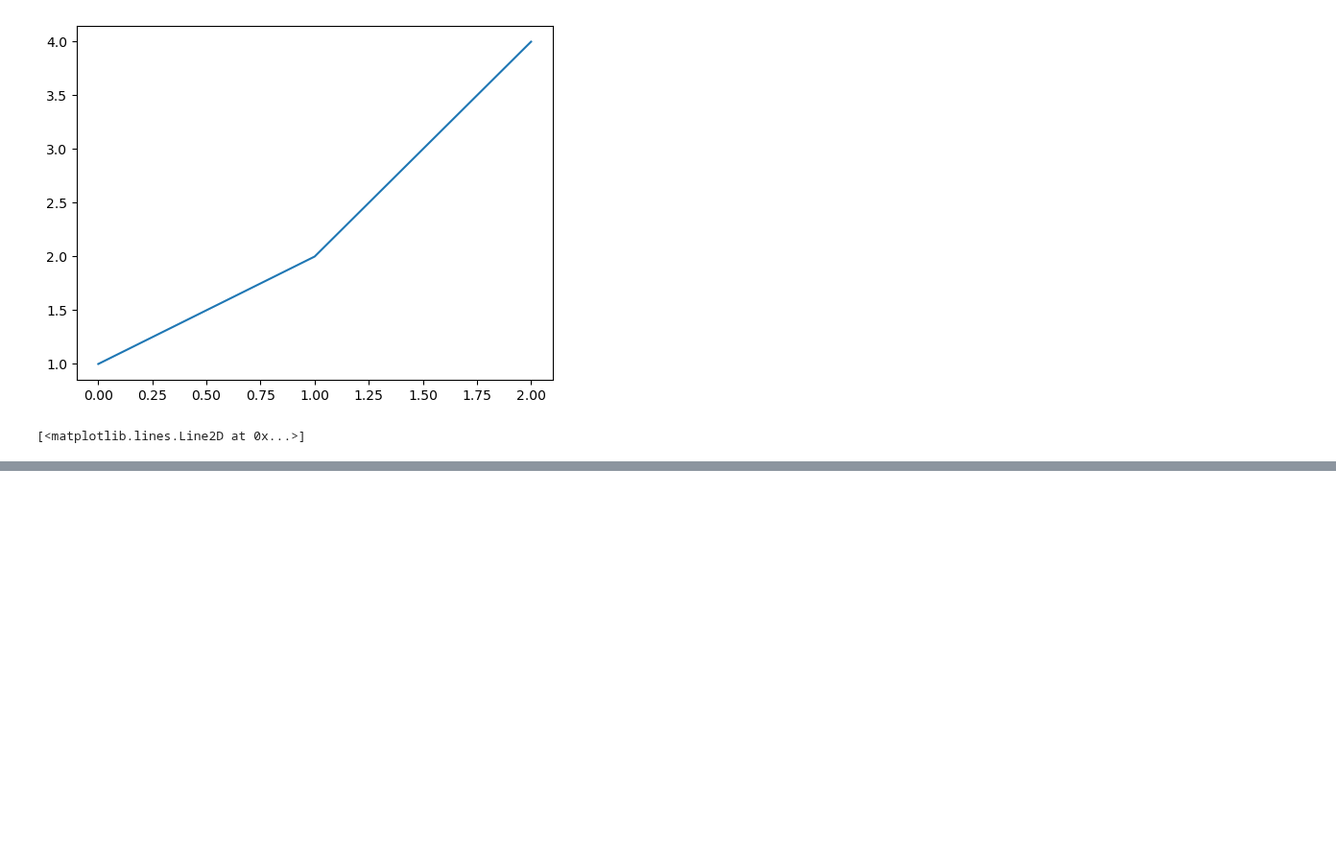
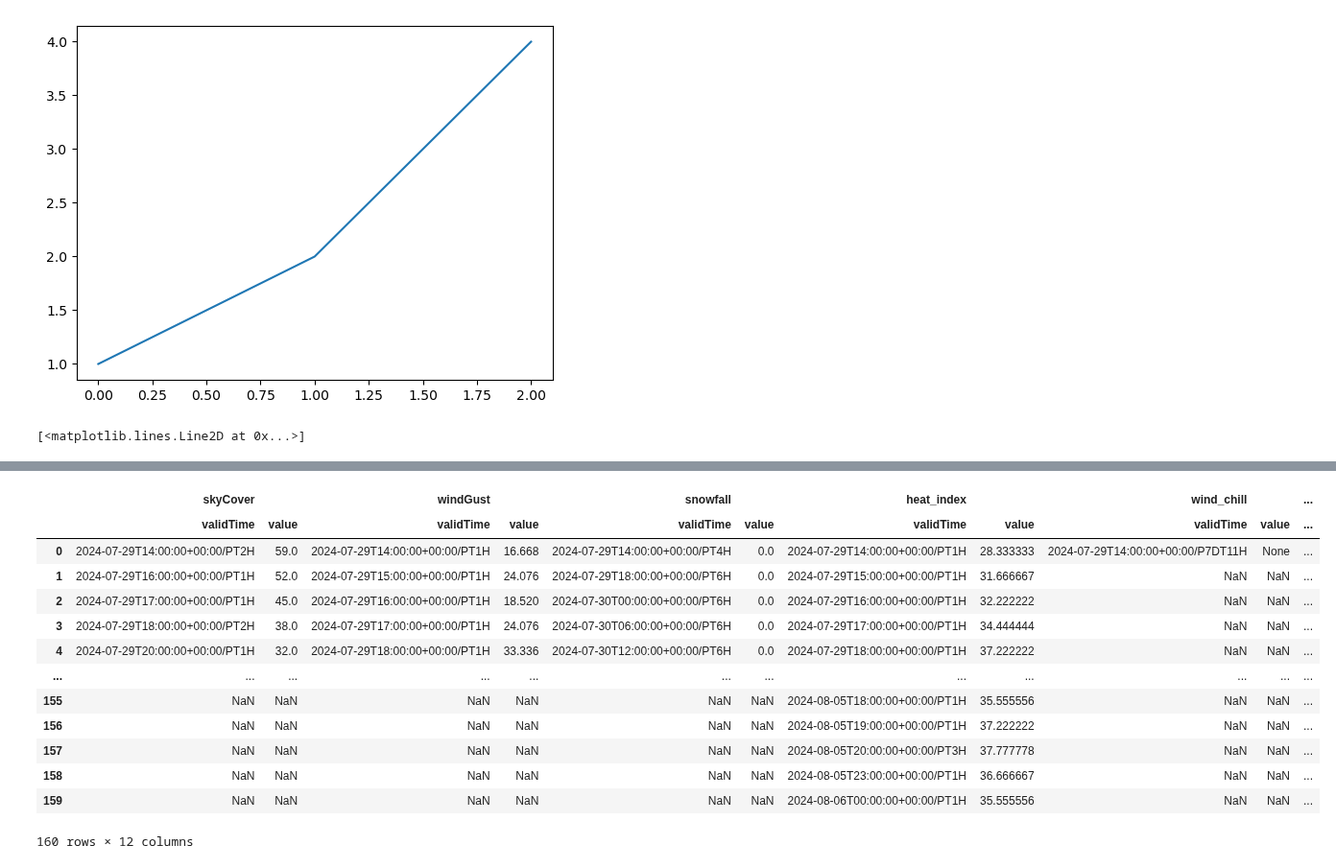
Before and after one commit to shroffr01/PersonalProject, a Jupyter notebook: test.ipynb, the cells around one changed output, grey strips where cells are left out. Shown at 96% size. Cells and saved outputs as stored; diff of their text form; code cells hidden in the pictures; blank space fills up the shorter version.

```diff
--- a/test.ipynb
+++ b/test.ipynb
@@ -154,0 +332,59 @@ plt.plot(a)
+# %%
+r = requests.get('https://httpbin.org/user-agent')
+useragent = json.loads(r.text)['user-agent']
+headers = {'User-agent': useragent}
+
+# Get URL for hourly forecast data and hourly grid data
+
+url = f"https://api.weather.gov/points/{38},{-97}"
+r = requests.get(url, headers = headers)
+
+myjson = json.loads(r.text)
+df_url_info = pd.json_normalize(myjson['properties'])
+
+hourlyURL = df_url_info['forecastHourly'].iloc[0]
+hourlyURL_grid = df_url_info['forecastGridData'].iloc[0]
+
+# Obtain actual hourly forecast data
+
+r = requests.get(hourlyURL, headers = headers)
+r_g = requests.get(hourlyURL_grid, headers = headers)
+
+
+myjson = json.loads(r.text)
+myjson_g = json.loads(r_g.text)
+
+df1 = pd.json_normalize(myjson['properties']['periods'])
+# %%
+def normalize_json(myjson_g):
+
+    data = {
+        'skyCover': pd.json_normalize(myjson_g['properties']['skyCover']['values']),
+        'windGust': pd.json_normalize(myjson_g['properties']['windGust']['values']),
+        'snowfall': pd.json_normalize(myjson_g['properties']['snowfallAmount']['values']),
+        'heat_index': pd.json_normalize(myjson_g['properties']['heatIndex']['values']),
+        'wind_chill': pd.json_normalize(myjson_g['properties']['windChill']['values']),
+        'visibility': pd.json_normalize(myjson_g['properties']['visibility']['values']),
+
+    }
+    df = pd.concat(data.values(), axis=1, keys=data.keys())
+    return df
+
+df_g = normalize_json(myjson_g)
+# %%
+df_g
+# %% [output]
+|  | skyCover |  | windGust |  | snowfall |  | heat_index |  | wind_chill |  | ... |
+|  | validTime | value | validTime | value | validTime | value | validTime | value | validTime | value | ... |
+| 0 | 2024-07-29T14:00:00+00:00/PT2H | 59.0 | 2024-07-29T14:00:00+00:00/PT1H | 16.668 | 2024-07-29T14:00:00+00:00/PT4H | 0.0 | 2024-07-29T14:00:00+00:00/PT1H | 28.333333 | 2024-07-29T14:00:00+00:00/P7DT11H | None | ... |
+| 1 | 2024-07-29T16:00:00+00:00/PT1H | 52.0 | 2024-07-29T15:00:00+00:00/PT1H | 24.076 | 2024-07-29T18:00:00+00:00/PT6H | 0.0 | 2024-07-29T15:00:00+00:00/PT1H | 31.666667 | NaN | NaN | ... |
+| 2 | 2024-07-29T17:00:00+00:00/PT1H | 45.0 | 2024-07-29T16:00:00+00:00/PT1H | 18.520 | 2024-07-30T00:00:00+00:00/PT6H | 0.0 | 2024-07-29T16:00:00+00:00/PT1H | 32.222222 | NaN | NaN | ... |
+| 3 | 2024-07-29T18:00:00+00:00/PT2H | 38.0 | 2024-07-29T17:00:00+00:00/PT1H | 24.076 | 2024-07-30T06:00:00+00:00/PT6H | 0.0 | 2024-07-29T17:00:00+00:00/PT1H | 34.444444 | NaN | NaN | ... |
+| 4 | 2024-07-29T20:00:00+00:00/PT1H | 32.0 | 2024-07-29T18:00:00+00:00/PT1H | 33.336 | 2024-07-30T12:00:00+00:00/PT6H | 0.0 | 2024-07-29T18:00:00+00:00/PT1H | 37.222222 | NaN | NaN | ... |
+| ... | ... | ... | ... | ... | ... | ... | ... | ... | ... | ... | ... |
+| 155 | NaN | NaN | NaN | NaN | NaN | NaN | 2024-08-05T18:00:00+00:00/PT1H | 35.555556 | NaN | NaN | ... |
+| 156 | NaN | NaN | NaN | NaN | NaN | NaN | 2024-08-05T19:00:00+00:00/PT1H | 37.222222 | NaN | NaN | ... |
+| 157 | NaN | NaN | NaN | NaN | NaN | NaN | 2024-08-05T20:00:00+00:00/PT3H | 37.777778 | NaN | NaN | ... |
+| 158 | NaN | NaN | NaN | NaN | NaN | NaN | 2024-08-05T23:00:00+00:00/PT1H | 36.666667 | NaN | NaN | ... |
+| 159 | NaN | NaN | NaN | NaN | NaN | NaN | 2024-08-06T00:00:00+00:00/PT1H | 35.555556 | NaN | NaN | ... |
+160 rows × 12 columns
```
Also changed, not shown: parts of 1 cell of this notebook, 1 other file.
